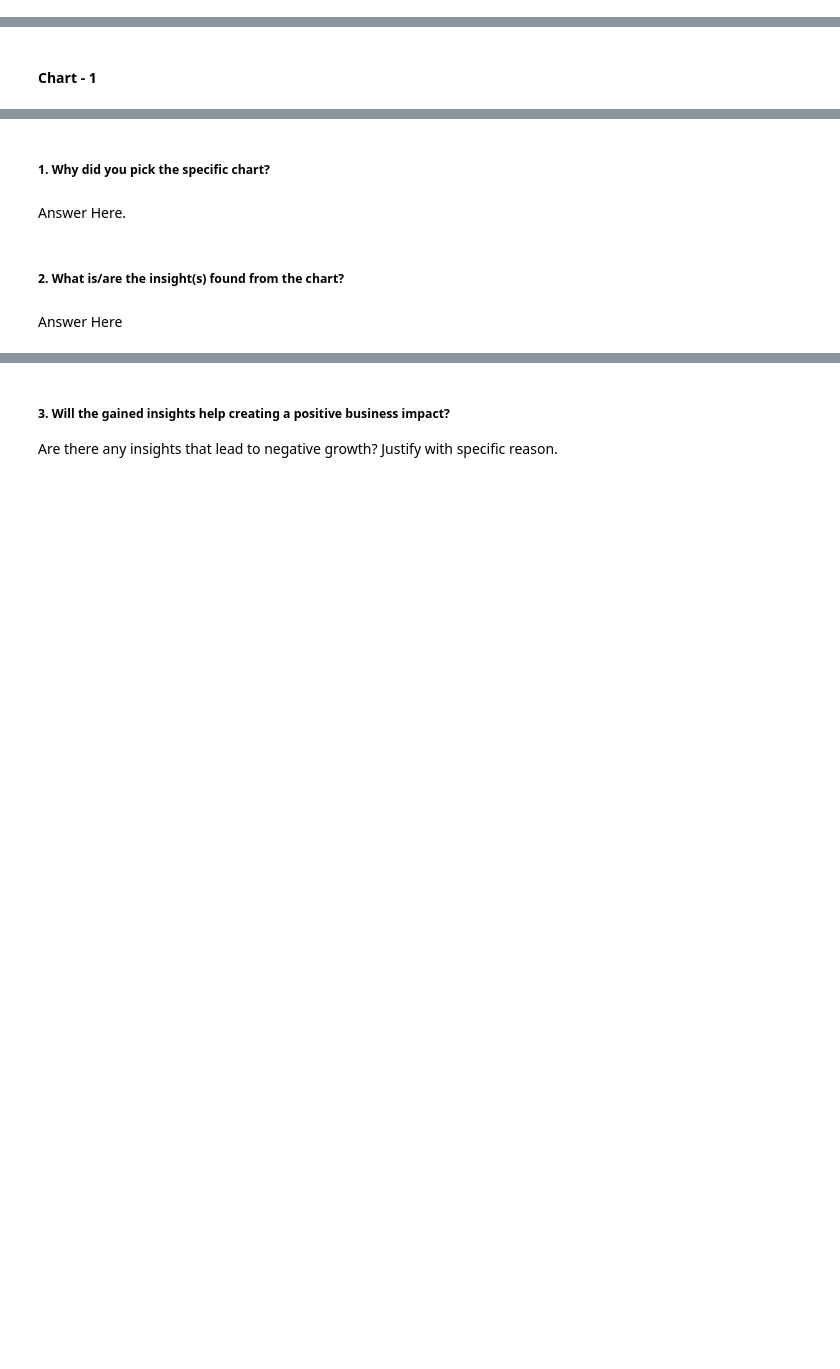
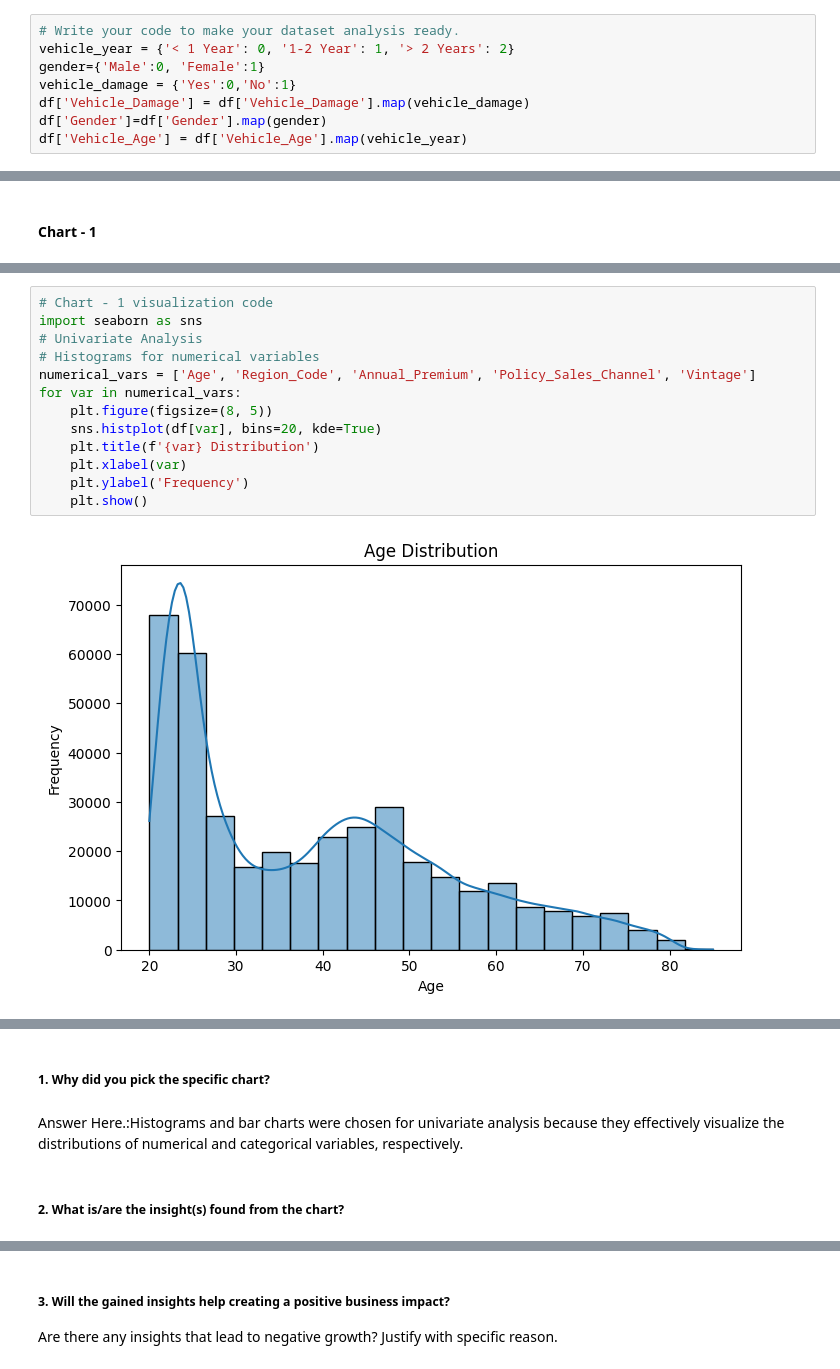
Before and after one commit to Pymadi369/Pymadi369, a Jupyter notebook: ML_Submission_Template.ipynb, the cells around one changed output, grey strips where cells are left out. Cells and saved outputs as stored; diff of their text form; blank space fills up the shorter version.

```diff
--- a/ML_Submission_Template.ipynb
+++ b/ML_Submission_Template.ipynb
@@ -269,0 +253,8 @@ TypeError: unhashable type: 'list'
+# %%
+# Write your code to make your dataset analysis ready.
+vehicle_year = {'< 1 Year': 0, '1-2 Year': 1, '> 2 Years': 2}
+gender={'Male':0, 'Female':1}
+vehicle_damage = {'Yes':0,'No':1}
+df['Vehicle_Damage'] = df['Vehicle_Damage'].map(vehicle_damage)
+df['Gender']=df['Gender'].map(gender)
+df['Vehicle_Age'] = df['Vehicle_Age'].map(vehicle_year)
@@ -296,0 +304,15 @@ ValueError: method must be either 'pearson', 'spearman', 'kendall', or a callabl
+# %%
+# Chart - 1 visualization code
+import seaborn as sns
+# Univariate Analysis
+# Histograms for numerical variables
+numerical_vars = ['Age', 'Region_Code', 'Annual_Premium', 'Policy_Sales_Channel', 'Vintage']
+for var in numerical_vars:
+    plt.figure(figsize=(8, 5))
+    sns.histplot(df[var], bins=20, kde=True)
+    plt.title(f'{var} Distribution')
+    plt.xlabel(var)
+    plt.ylabel('Frequency')
+    plt.show()
+# %% [output]
+[figure, added]
@@ -297,8 +323,6 @@ ValueError: method must be either 'pearson', 'spearman', 'kendall', or a callabl
 # %% [markdown]
 ##### 1. Why did you pick the specific chart?
-# %% [markdown]
-Answer Here.
+# %% [markdown]
+Answer Here.:Histograms and bar charts were chosen for univariate analysis because they effectively visualize the distributions of numerical and categorical variables, respectively.
 # %% [markdown]
 ##### 2. What is/are the insight(s) found from the chart?
-# %% [markdown]
-Answer Here
```
Also changed, not shown: parts of 90 cells of this notebook.
